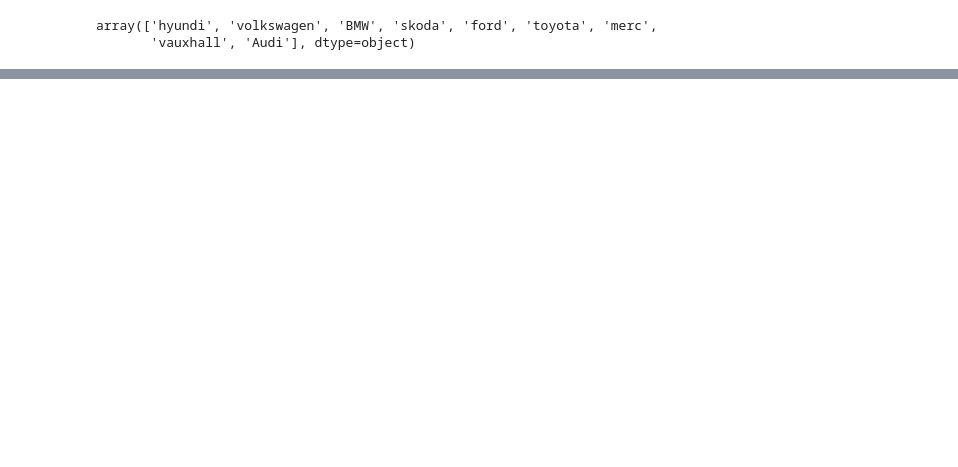
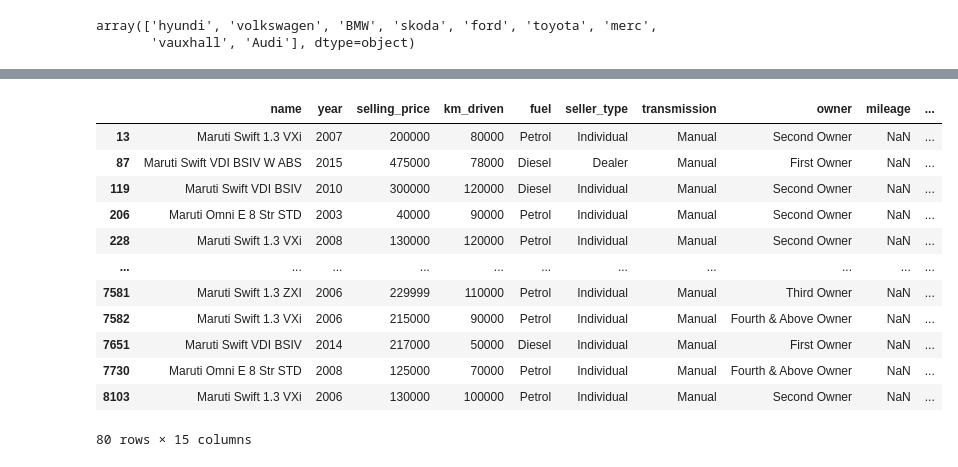
Before and after one commit to forsterboy/DS_final_project, a Jupyter notebook: cars_eda_analysis.ipynb, the cells around one changed output, grey strips where cells are left out. Drawn from its saved outputs; the diff is of its cells as text; code cells hidden in the pictures; blank space fills up the shorter version.

```diff
--- a/cars_eda_analysis.ipynb
+++ b/cars_eda_analysis.ipynb
@@ -18,0 +43,13 @@ cars_df.shape
+# %%
+def createBrand(nModel: str):
+    items = nModel.split(maxsplit=1)
+    #print(items[0], items[1])
+    return items[0]
+
+def createModel(nModel: str):
+    items = nModel.split(maxsplit=1)
+    return items[1]
+
+cars_df['brand'] = cars_df['name'].apply((lambda x: createBrand(x)))
+cars_df['model'] = cars_df['name'].apply((lambda x: createModel(x)))
+cars_df.head()
@@ -95,0 +241,16 @@ Series([], dtype: int64)
+# %%
+cars_df.query("engine.isnull() & brand == 'Maruti'")
+# %% [output]
+|  | name | year | selling_price | km_driven | fuel | seller_type | transmission | owner | mileage | ... |
+| 13 | Maruti Swift 1.3 VXi | 2007 | 200000 | 80000 | Petrol | Individual | Manual | Second Owner | NaN | ... |
+| 87 | Maruti Swift VDI BSIV W ABS | 2015 | 475000 | 78000 | Diesel | Dealer | Manual | First Owner | NaN | ... |
+| 119 | Maruti Swift VDI BSIV | 2010 | 300000 | 120000 | Diesel | Individual | Manual | Second Owner | NaN | ... |
+| 206 | Maruti Omni E 8 Str STD | 2003 | 40000 | 90000 | Petrol | Individual | Manual | Second Owner | NaN | ... |
+| 228 | Maruti Swift 1.3 VXi | 2008 | 130000 | 120000 | Petrol | Individual | Manual | Second Owner | NaN | ... |
+| ... | ... | ... | ... | ... | ... | ... | ... | ... | ... | ... |
+| 7581 | Maruti Swift 1.3 ZXI | 2006 | 229999 | 110000 | Petrol | Individual | Manual | Third Owner | NaN | ... |
+| 7582 | Maruti Swift 1.3 VXi | 2006 | 215000 | 90000 | Petrol | Individual | Manual | Fourth & Above Owner | NaN | ... |
+| 7651 | Maruti Swift VDI BSIV | 2014 | 217000 | 50000 | Diesel | Individual | Manual | First Owner | NaN | ... |
+| 7730 | Maruti Omni E 8 Str STD | 2008 | 125000 | 70000 | Petrol | Individual | Manual | Fourth & Above Owner | NaN | ... |
+| 8103 | Maruti Swift 1.3 VXi | 2006 | 130000 | 100000 | Petrol | Individual | Manual | Second Owner | NaN | ... |
+80 rows × 15 columns
```
Also changed, not shown: parts of 36 cells of this notebook, 2 other files.
